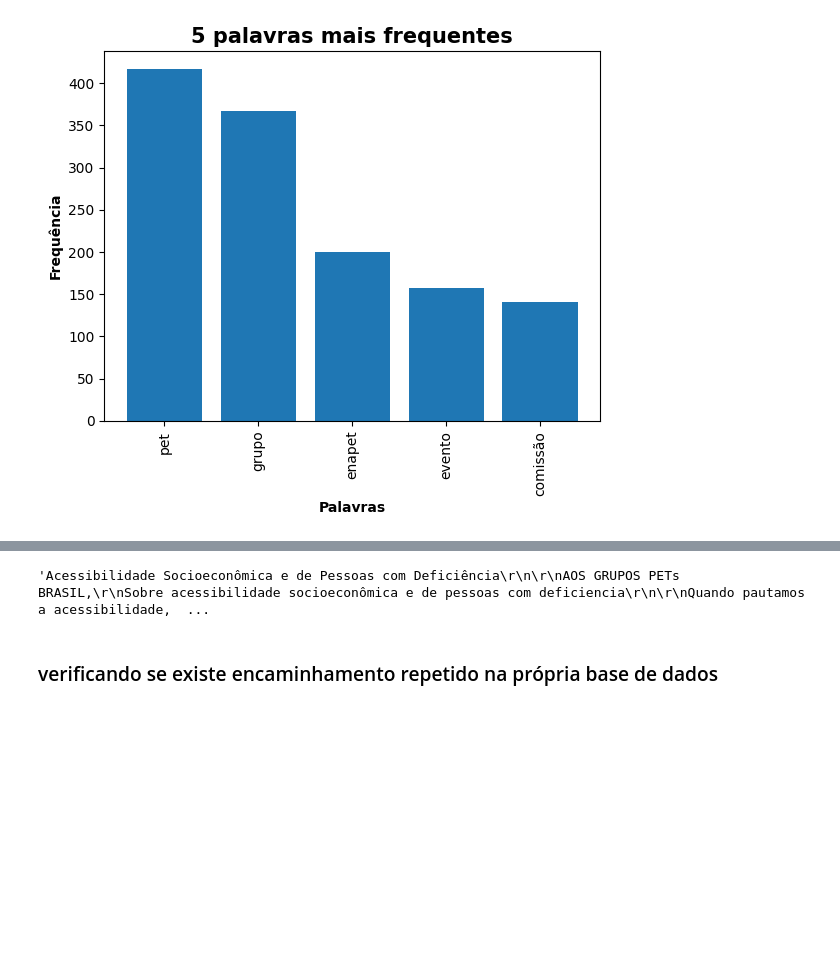
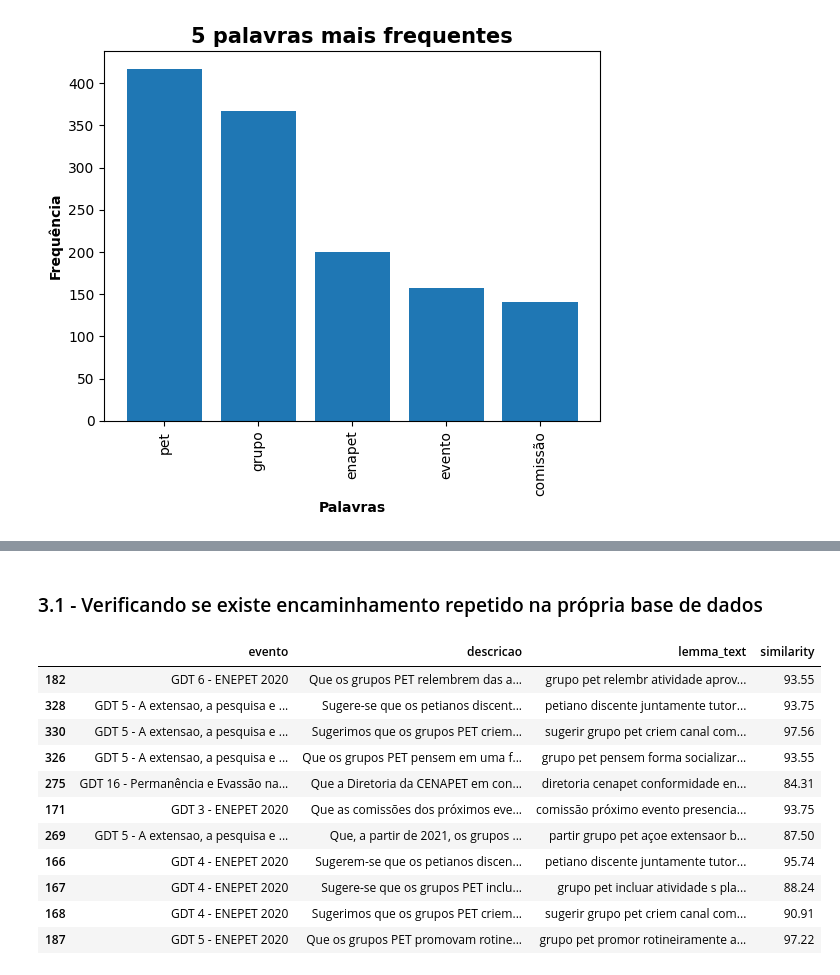
Before and after one commit to Gabrielgermanoo/nlp_research, a Jupyter notebook: deliberacoes_pet.ipynb, the cells around one changed output, grey strips where cells are left out. Saved outputs shown, nothing was run; the diff lists cells and outputs as text; code cells hidden in the pictures; blank space fills up the shorter version.

Commit message:
add functions calculate similarity

```diff
--- a/deliberacoes_pet.ipynb
+++ b/deliberacoes_pet.ipynb
@@ -206,21 +111,32 @@ df_similar[(df_similar.similar > 0.17)]
-# %%
-df_similar.descricao[260]
-# %% [output]
-'Acessibilidade Socioeconômica e de Pessoas com Deficiência\r\n\r\nAOS GRUPOS PETs BRASIL,\r\nSobre acessibilidade socioeconômica e de pessoas com deficiencia\r\n\r\nQuando pautamos a acessibilidade,  ...
 # %% [markdown]
-### verificando se existe encaminhamento repetido na própria base de dados
+### 3.1 - Verificando se existe encaminhamento repetido na própria base de dados
 # %%
 #Cópia do dataframe com os dados
-df = deliberacoes.copy()
+df = deliberacoes[['evento', 'descricao']].copy()
 
 #Acrescentando textos lemmatizados
 df['lemma_text'] = (deliberacoes_processing.lemmatizing.apply(lambda x: ' '.join(x))).to_list()
 
-for index in range(len(df)):
-    #Selecionando uma deliberação
-    text_reference = df.lemma_text.to_list()[index]
+lista = []
+for deliberacao_candidata in df.lemma_text:
 
-    #Procurando similaridade
-    df_similar = similar(df, text_reference)
+    df['similarity'] = [similarity_BOW(deliberacao_candidata, deliberacao_reference) for deliberacao_reference in df.lemma_text]
+    resul = df[(df.similarity >= 80) & (df.similarity != 100)]
 
-    df_similar[(df_similar.similar > 0.05) & (df_similar.similar != 1)]
+    lista.append(resul)
+# %%
+similarity = pd.concat(lista)
+similarity
+# %% [output]
+|  | evento | descricao | lemma_text | similarity |
+| 182 | GDT 6 - ENEPET 2020 | Que os grupos PET relembrem das a... | grupo pet relembr atividade aprov... | 93.55 |
+| 328 | GDT 5 - A extensao, a pesquisa e ... | Sugere-se que os petianos discent... | petiano discente juntamente tutor... | 93.75 |
+| 330 | GDT 5 - A extensao, a pesquisa e ... | Sugerimos que os grupos PET criem... | sugerir grupo pet criem canal com... | 97.56 |
+| 326 | GDT 5 - A extensao, a pesquisa e ... | Que os grupos PET pensem em uma f... | grupo pet pensem forma socializar... | 93.55 |
+| 275 | GDT 16 - Permanência e Evassão na... | Que a Diretoria da CENAPET em con... | diretoria cenapet conformidade en... | 84.31 |
+| 171 | GDT 3 - ENEPET 2020 | Que as comissões dos próximos eve... | comissão próximo evento presencia... | 93.75 |
+| 269 | GDT 5 - A extensao, a pesquisa e ... | Que, a partir de 2021, os grupos ... | partir grupo pet açoe extensaor b... | 87.50 |
+| 166 | GDT 4 - ENEPET 2020 | Sugerem-se que os petianos discen... | petiano discente juntamente tutor... | 95.74 |
+| 167 | GDT 4 - ENEPET 2020 | Sugere-se que os grupos PET inclu... | grupo pet incluar atividade s pla... | 88.24 |
+| 168 | GDT 4 - ENEPET 2020 | Sugerimos que os grupos PET criem... | sugerir grupo pet criem canal com... | 90.91 |
+| 187 | GDT 5 - ENEPET 2020 | Que os grupos PET promovam rotine... | grupo pet promor rotineiramente a... | 97.22 |
```
Also changed, not shown: parts of 10 cells of this notebook, 1 other file.
